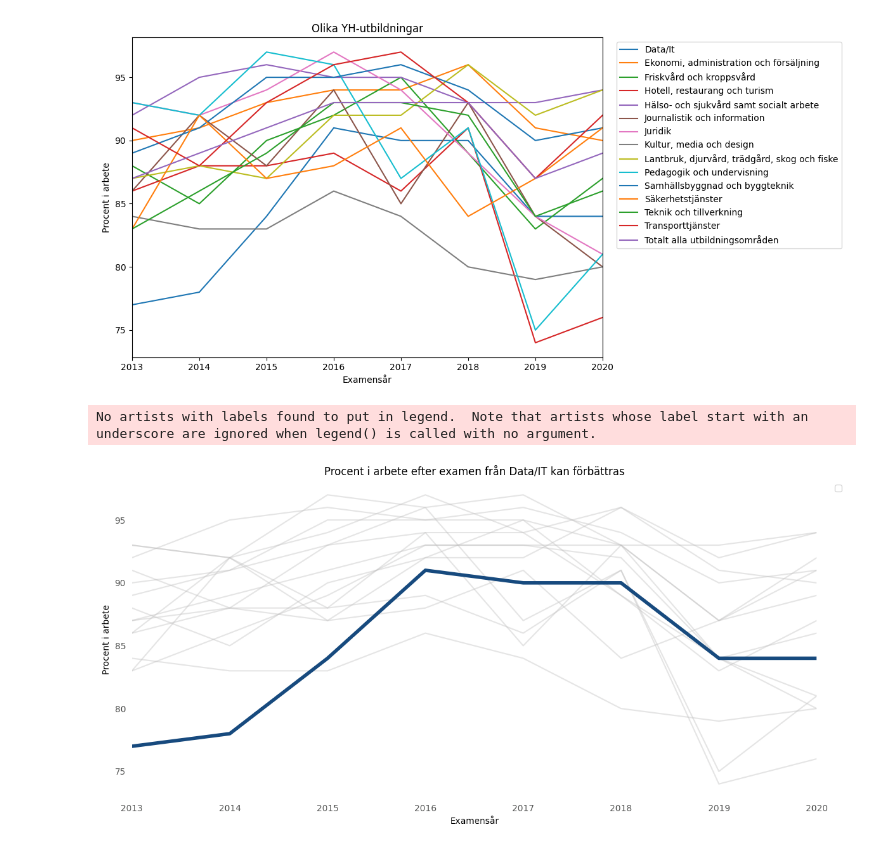
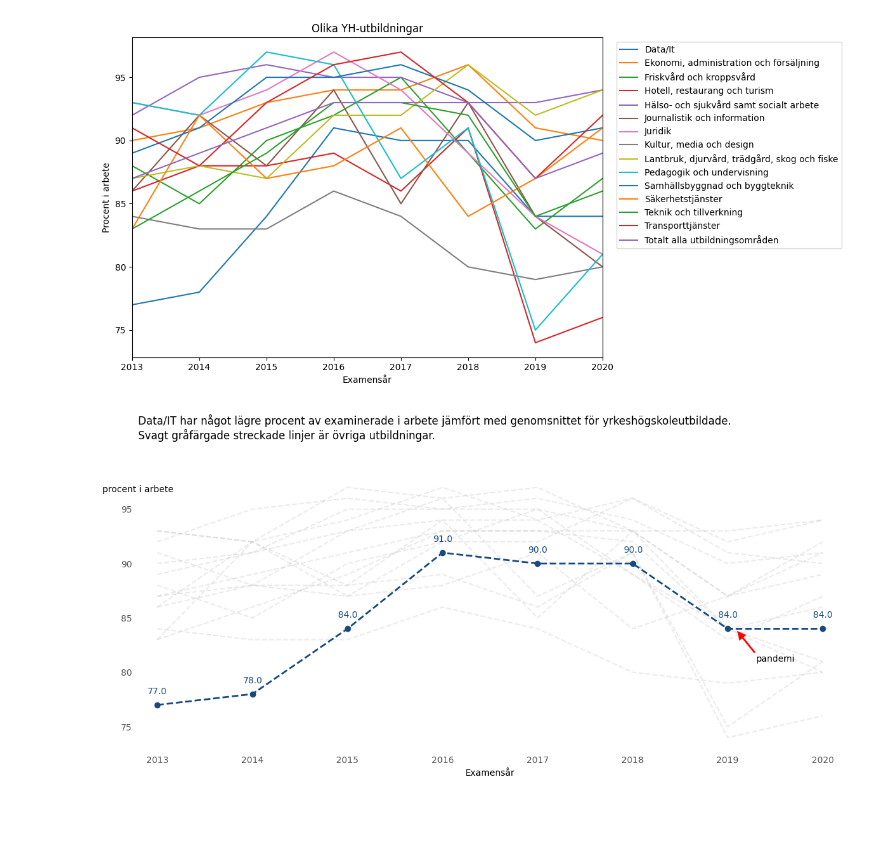
Before and after one commit to kokchun/PrataData, a Jupyter notebook: MYH/exploring_sysselsattning.ipynb, the cells around one changed output. Drawn from its saved outputs; the diff is of its cells as text; code cells hidden in the pictures; blank space fills up the shorter version.

Commit message:
styling graph

```diff
--- a/MYH/exploring_sysselsattning.ipynb
+++ b/MYH/exploring_sysselsattning.ipynb
@@ -126,35 +126,51 @@ fig.tight_layout()
 # %%
 from utils import PlotSettings
 from colors import *
 
 fig, ax = plt.figure(figsize=(12, 6)), plt.axes()
 
 ax = PlotSettings(ax).remove_borders().set_ticklabel_color(GRAY3).ax
 colors = [BLUE1] + [GRAY9] * (len(df_mean) - 1)
 
 
 for subject in df_mean.index:
-    plot_kwargs = {"color": GRAY9, "alpha": 0.4}
+    plot_kwargs = {"color": GRAY9, "alpha": 0.3}
     if subject == "Data/It":
-        plot_kwargs.update({"color": BLUE1, "linewidth": 4, "alpha": 1, "zorder": 99})
+        plot_kwargs.update({"color": BLUE1, "linewidth": 2, "alpha": 1, "zorder": 99})
 
-    ax.plot(df_mean.loc[subject], **plot_kwargs)
+    linestyle = "--o" if subject == "Data/It" else "--"
+    ax.plot(df_mean.loc[subject], linestyle, **plot_kwargs)
 
 
-ax.legend(bbox_to_anchor=(1.02, 1), loc="upper left")
+#ax.legend(bbox_to_anchor=(1.02, 1), loc="upper left")
 ax.set(
-    title="Procent i arbete efter examen från Data/IT kan förbättras",
-    ylabel="Procent i arbete",
     xlabel="Examensår",
-    xlim=[2013, 2020],
+    xlim=[2012.8, 2020.2],
 )
 
-# TODO: annotate data/IT
+ax.set_title("Data/IT har något lägre procent av examinerade i arbete jämfört med genomsnittet för yrkeshögskoleutbildade. \
+        \nSvagt gråfärgade streckade linjer är övriga utbildningar.", loc = "left", pad = 40)
 
+ax.set_ylabel("procent i arbete", loc = "top").set_rotation(0)
+ax.yaxis.set_label_coords(0.05,.93)
+data_it_series = df_mean.loc["Data/It"]
 
+for year, percentage in zip(data_it_series.index, data_it_series):
+    ax.annotate(f"{percentage}", xy=(year - 0.1, percentage + 1), color=BLUE1)
 
+ax.annotate(
+    "pandemi",
+    xy=(2019.1, 83.8),
+    xytext=(2019.3, 81),
+    arrowprops={
+        "facecolor": "red",
+        "width": 2,
+        "headwidth": 10,
+        "headlength": 10,
+        "edgecolor": "none",
+    },
+)
 
 fig.tight_layout()
 # %% [output]
-No artists with labels found to put in legend.  Note that artists whose label start with an underscore are ignored when legend() is called with no argument.
-[figure, old version]
+[figure, new version]
```
Also changed, not shown: parts of 3 cells of this notebook.
